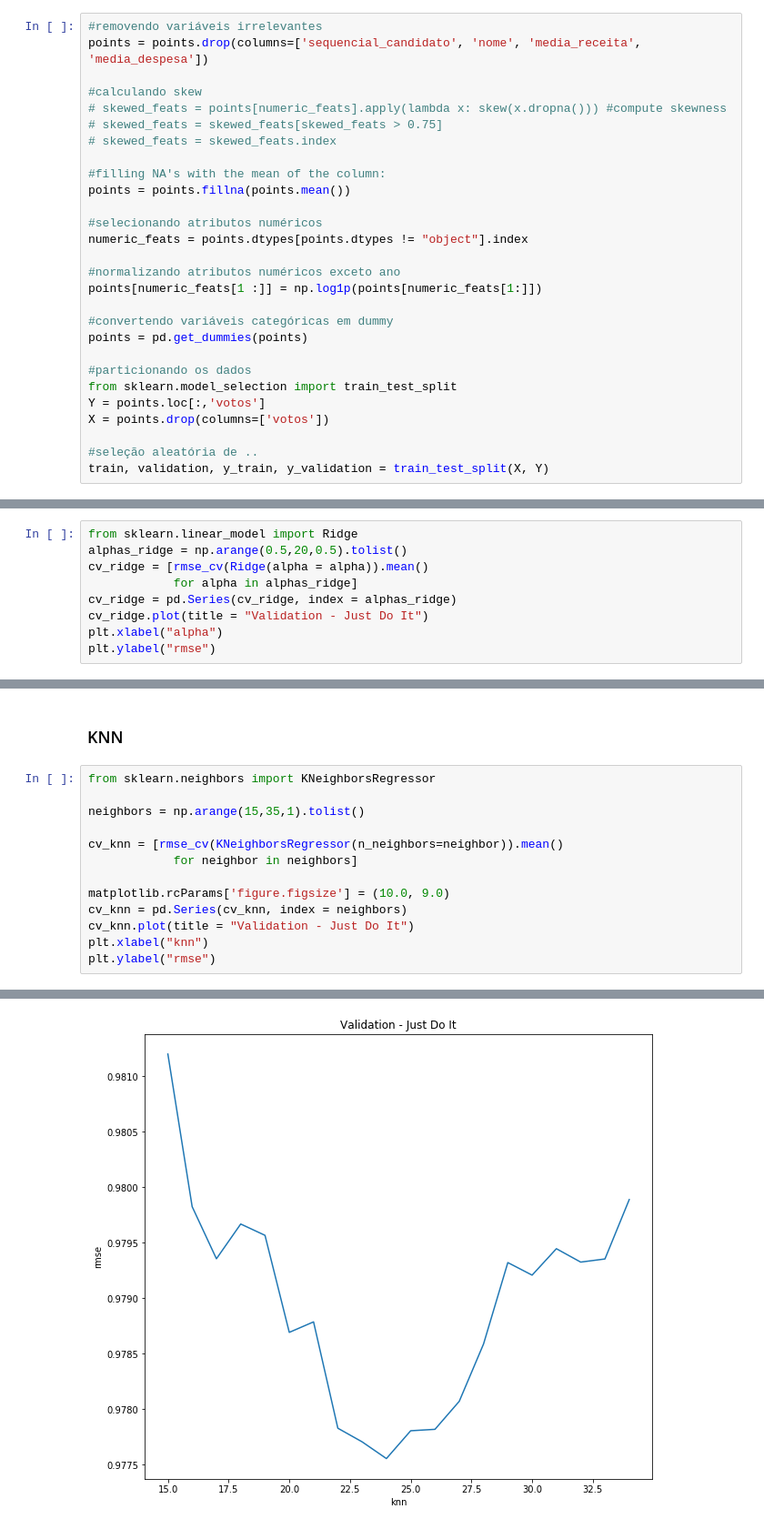
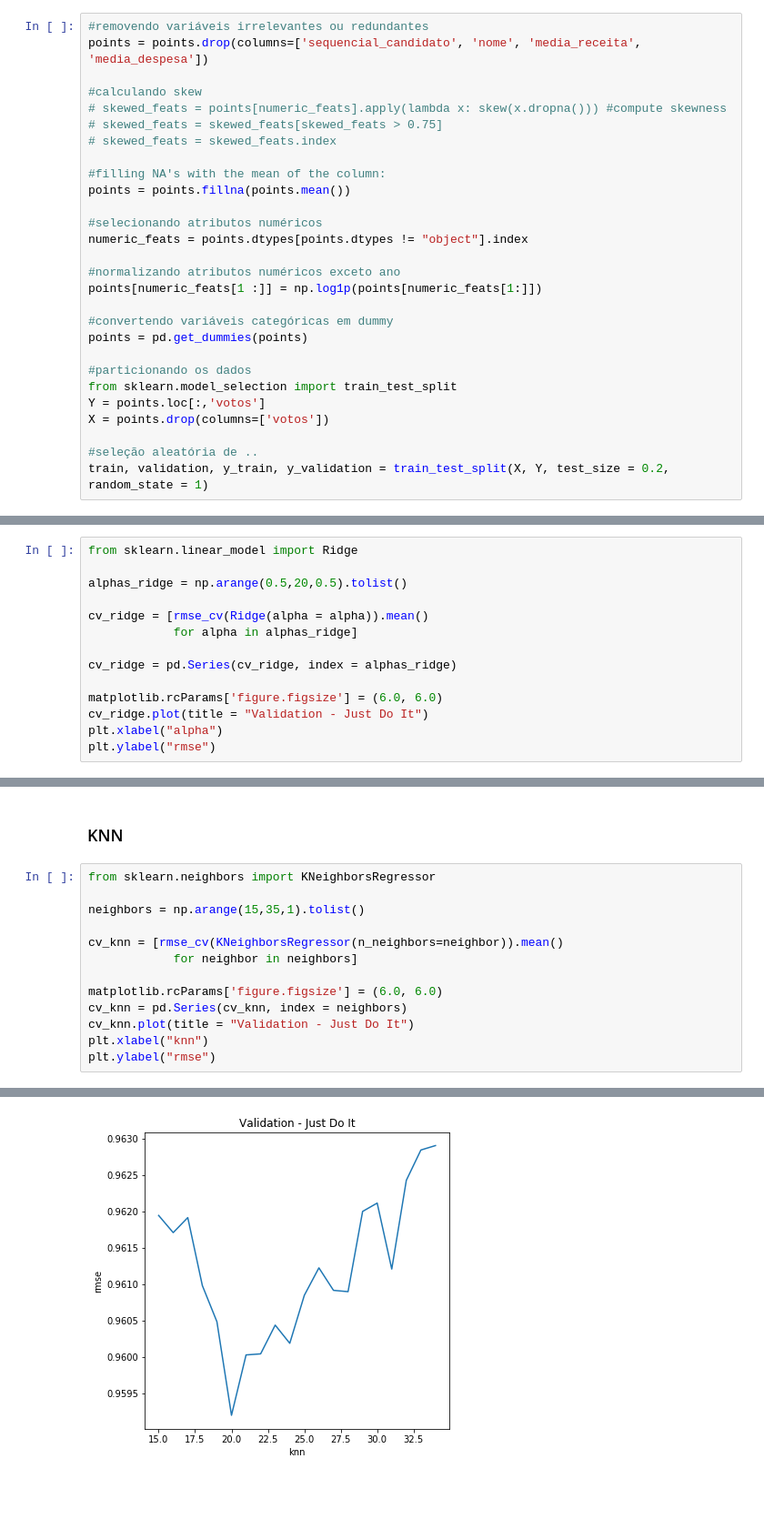
Before and after one commit to diogoflorencio/machine-learning, a Jupyter notebook: lab3/Previsão de Votação de Deputados.ipynb, the cells around one changed output, grey strips where cells are left out. Shown: that part at 91% size. Saved outputs shown, nothing was run; the diff lists cells and outputs as text; blank space fills up the shorter version.

Commit message:
add modelos não parametricos

```diff
--- a/lab3/Previsão de Votação de Deputados.ipynb
+++ b/lab3/Previsão de Votação de Deputados.ipynb
@@ -45,7 +32,7 @@ array([[<matplotlib.axes._subplots.AxesSubplot object at 0x...>,
 # %% [markdown]
 Todos os atributos numéricos possuem viés para direita, neste caso é preciso normalizar-los. Atributos irrelevantes como `sequencial_candidato` e `nome` podem ser removidos. Valores faltantes foram substituídos pela média do respectivo atributo. Os dados de treino e validação foram divididos de acordo com o ano, 2006 treino e 2010 validação.
 # %%
-#removendo variáveis irrelevantes
+#removendo variáveis irrelevantes ou redundantes
 points = points.drop(columns=['sequencial_candidato', 'nome', 'media_receita', 'media_despesa'])
 
 #calculando skew
@@ -71,7 +58,7 @@ Y = points.loc[:,'votos']
 X = points.drop(columns=['votos'])
 
 #seleção aleatória de ..
-train, validation, y_train, y_validation = train_test_split(X, Y)
+train, validation, y_train, y_validation = train_test_split(X, Y, test_size = 0.2, random_state = 1)
 # %% [markdown]
 Função para calcular o rmse com validação cruzada
 # %%
@@ -92,10 +79,15 @@ rmse_cv(reg_linear).mean()
 ### Ridge
 # %%
 from sklearn.linear_model import Ridge
+
 alphas_ridge = np.arange(0.5,20,0.5).tolist()
+
 cv_ridge = [rmse_cv(Ridge(alpha = alpha)).mean()
             for alpha in alphas_ridge]
+
 cv_ridge = pd.Series(cv_ridge, index = alphas_ridge)
+
+matplotlib.rcParams['figure.figsize'] = (6.0, 6.0)
 cv_ridge.plot(title = "Validation - Just Do It")
 plt.xlabel("alpha")
 plt.ylabel("rmse")
@@ -144,16 +116,16 @@ Text(0,0.5,'rmse')
 # %%
 from sklearn.neighbors import KNeighborsRegressor
 
 neighbors = np.arange(15,35,1).tolist()
 
 cv_knn = [rmse_cv(KNeighborsRegressor(n_neighbors=neighbor)).mean()
             for neighbor in neighbors]
 
-matplotlib.rcParams['figure.figsize'] = (10.0, 9.0)
+matplotlib.rcParams['figure.figsize'] = (6.0, 6.0)
 cv_knn = pd.Series(cv_knn, index = neighbors)
 cv_knn.plot(title = "Validation - Just Do It")
 plt.xlabel("knn")
 plt.ylabel("rmse")
 # %% [output]
 Text(0,0.5,'rmse')
-[figure, old version]
+[figure, new version]
```
Also changed, not shown: parts of 10 cells of this notebook.
